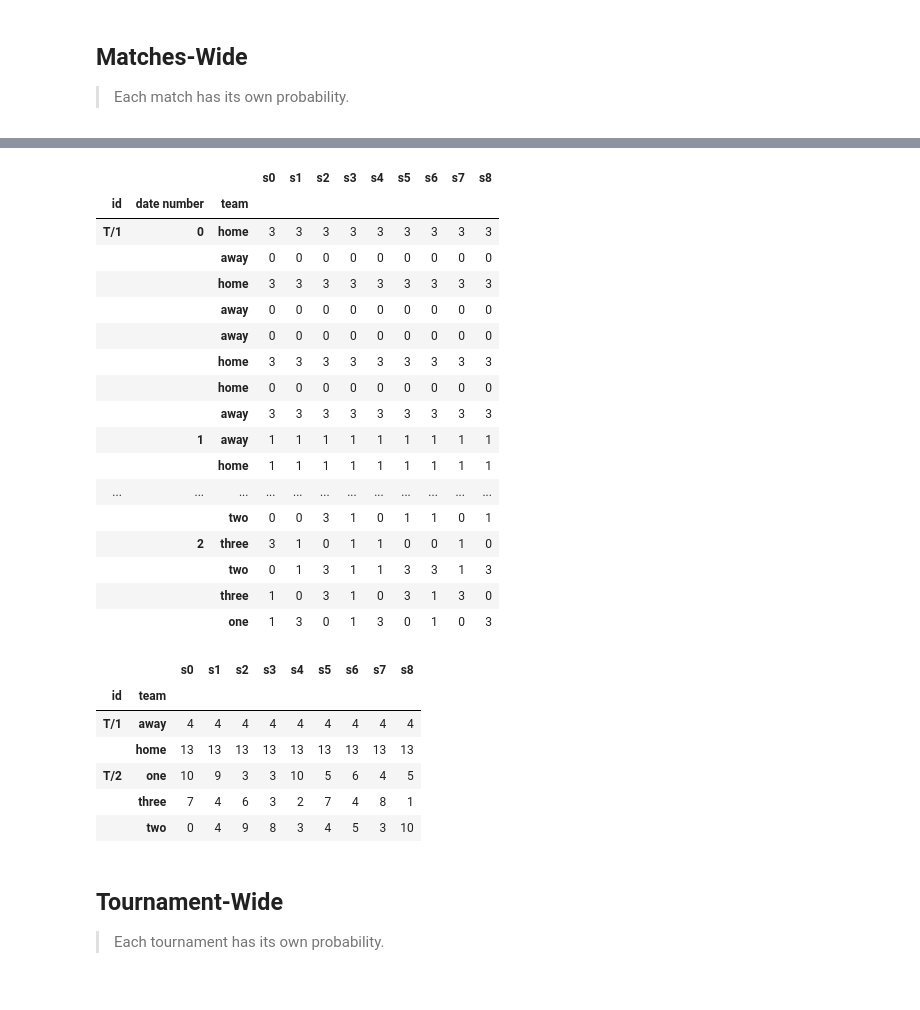
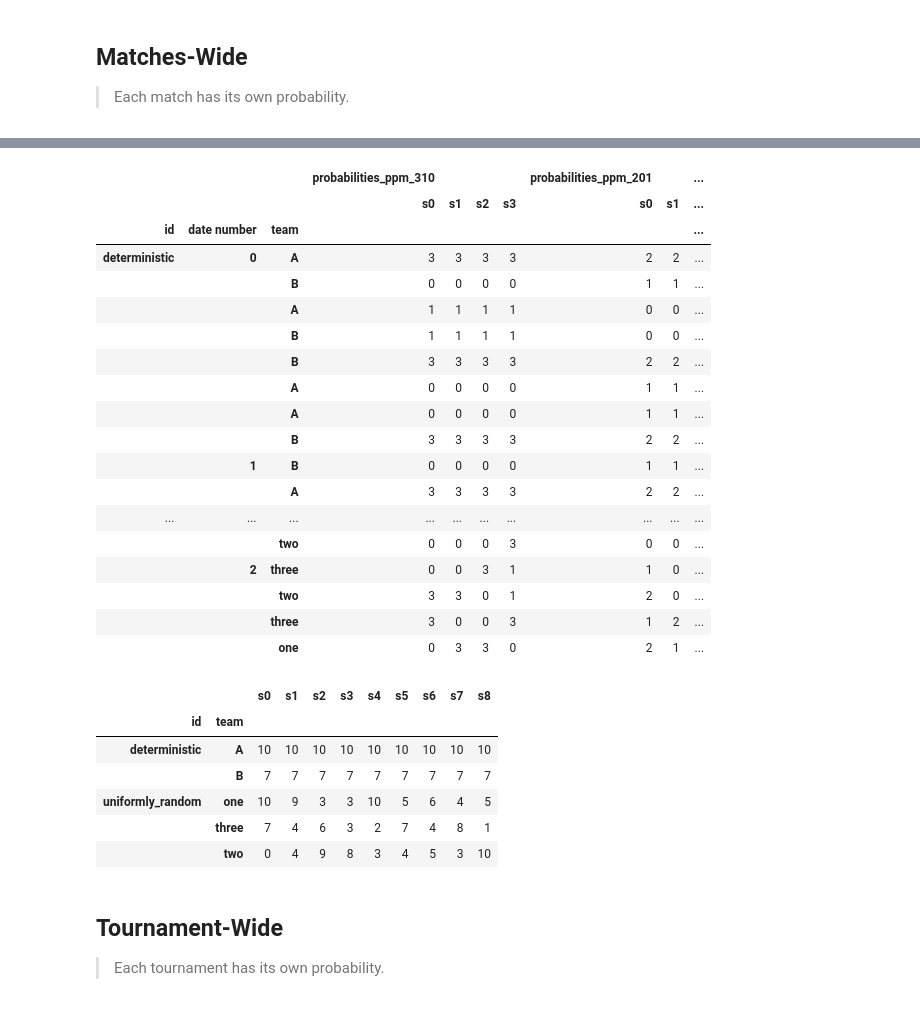
Before and after one commit to Skill-and-Luck-Coefficients/tournament_simulations, a Jupyter notebook: src/example_notebooks/simulations.ipynb, the cells around one changed output, grey strips where cells are left out. Cells and saved outputs as stored; diff of their text form; code cells hidden in the pictures.

```diff
--- a/src/example_notebooks/simulations.ipynb
+++ b/src/example_notebooks/simulations.ipynb
@@ -19,10 +19,9 @@ import tournament_simulations.simulations as simul
 
 > Each match has its own probability.
 # %%
-from example_notebooks.matches_df_example import matches_df_mw
+from example_notebooks.matches_df_example import matches_df_mw, matches_to_probabilities
 matches_mw = ds.Matches(matches_df_mw)
-ppm_mw = ds.PointsPerMatch.from_home_away_winner(matches_mw.home_away_winner)
+ppm_mw = ds.PointsPerMatch.from_home_away_winner(matches_mw.home_away_winner())
 
-# 'probabilities' aren't a part of Matches, but we added here to keep everything together
 matches_mw.df
 # %% [output]
@@ -68,9 +81,14 @@ simul_matches_mw.matches.df
 # %%
 np.random.seed(1)
 
-simul_matches_mw.match_wide(
-    num_iteration_simulation=(3,3),
-    match_to_probabilities=matches_mw.df["probabilities"],
-    func_after_simulation=lambda x: x
-)
+simulations ={
+    key: simul_matches_mw.match_wide(
+        num_iteration_simulation=(2,2),
+        match_to_probabilities=matches_to_probabilities[key],
+        func_after_simulation=lambda x: x
+    )
+    for key in ["probabilities_winner", "probabilities_result"]
+}
+
+pd.concat(simulations, axis="columns")
 # %% [output]
@@ -141,30 +157,36 @@ simul_ppm_mw.ppm.df
 # %%
 np.random.seed(1)
 
-simul_ppm_mw.match_wide(
-    num_iteration_simulation=(3, 3),
-    match_to_probabilities=matches_mw.df["probabilities"],
-    func_after_simulation=lambda x: x,
-)
+simulations ={
+    key: simul_ppm_mw.match_wide(
+        num_iteration_simulation=(2,2),
+        match_to_probabilities=matches_to_probabilities[key],
+        func_after_simulation=lambda x: x
+    )
+    for key in ["probabilities_ppm_310", "probabilities_ppm_201"]
+}
+
+pd.concat(simulations, axis="columns")
 # %% [output]
-|  |  |  | s0 | s1 | s2 | s3 | s4 | s5 | s6 | s7 | s8 |
-| id | date number | team |  |  |  |  |  |  |  |  |  |
-| T/1 | 0 | home | 3 | 3 | 3 | 3 | 3 | 3 | 3 | 3 | 3 |
-|  |  | away | 0 | 0 | 0 | 0 | 0 | 0 | 0 | 0 | 0 |
-|  |  | home | 3 | 3 | 3 | 3 | 3 | 3 | 3 | 3 | 3 |
-|  |  | away | 0 | 0 | 0 | 0 | 0 | 0 | 0 | 0 | 0 |
-|  |  | away | 0 | 0 | 0 | 0 | 0 | 0 | 0 | 0 | 0 |
-|  |  | home | 3 | 3 | 3 | 3 | 3 | 3 | 3 | 3 | 3 |
-|  |  | home | 0 | 0 | 0 | 0 | 0 | 0 | 0 | 0 | 0 |
-|  |  | away | 3 | 3 | 3 | 3 | 3 | 3 | 3 | 3 | 3 |
-|  | 1 | away | 1 | 1 | 1 | 1 | 1 | 1 | 1 | 1 | 1 |
-|  |  | home | 1 | 1 | 1 | 1 | 1 | 1 | 1 | 1 | 1 |
-| ... | ... | ... | ... | ... | ... | ... | ... | ... | ... | ... | ... |
-|  |  | two | 0 | 0 | 3 | 1 | 0 | 1 | 1 | 0 | 1 |
-|  | 2 | three | 3 | 1 | 0 | 1 | 1 | 0 | 0 | 1 | 0 |
-|  |  | two | 0 | 1 | 3 | 1 | 1 | 3 | 3 | 1 | 3 |
-|  |  | three | 1 | 0 | 3 | 1 | 0 | 3 | 1 | 3 | 0 |
-|  |  | one | 1 | 3 | 0 | 1 | 3 | 0 | 1 | 0 | 3 |
+|  |  |  | probabilities_ppm_310 |  |  |  | probabilities_ppm_201 |  | ... |
+|  |  |  | s0 | s1 | s2 | s3 | s0 | s1 | ... |
+| id | date number | team |  |  |  |  |  |  | ... |
+| deterministic | 0 | A | 3 | 3 | 3 | 3 | 2 | 2 | ... |
+|  |  | B | 0 | 0 | 0 | 0 | 1 | 1 | ... |
+|  |  | A | 1 | 1 | 1 | 1 | 0 | 0 | ... |
+|  |  | B | 1 | 1 | 1 | 1 | 0 | 0 | ... |
+|  |  | B | 3 | 3 | 3 | 3 | 2 | 2 | ... |
+|  |  | A | 0 | 0 | 0 | 0 | 1 | 1 | ... |
+|  |  | A | 0 | 0 | 0 | 0 | 1 | 1 | ... |
+|  |  | B | 3 | 3 | 3 | 3 | 2 | 2 | ... |
+|  | 1 | B | 0 | 0 | 0 | 0 | 1 | 1 | ... |
+|  |  | A | 3 | 3 | 3 | 3 | 2 | 2 | ... |
+| ... | ... | ... | ... | ... | ... | ... | ... | ... | ... |
+|  |  | two | 0 | 0 | 0 | 3 | 0 | 0 | ... |
+|  | 2 | three | 0 | 0 | 3 | 1 | 1 | 0 | ... |
+|  |  | two | 3 | 3 | 0 | 1 | 2 | 0 | ... |
+|  |  | three | 3 | 0 | 0 | 3 | 1 | 2 | ... |
+|  |  | one | 0 | 3 | 3 | 0 | 2 | 1 | ... |
 # %%
 np.random.seed(1)
 
@@ -174,15 +196,15 @@ def rankings(df: pd.DataFrame) -> pd.DataFrame:
 
 simul_ppm_mw.match_wide(
     num_iteration_simulation=(3, 3),
-    match_to_probabilities=matches_mw.df["probabilities"],
+    match_to_probabilities=matches_to_probabilities["probabilities_ppm_310"],
     func_after_simulation=rankings,
 )
 # %% [output]
 |  |  | s0 | s1 | s2 | s3 | s4 | s5 | s6 | s7 | s8 |
 | id | team |  |  |  |  |  |  |  |  |  |
-| T/1 | away | 4 | 4 | 4 | 4 | 4 | 4 | 4 | 4 | 4 |
-|  | home | 13 | 13 | 13 | 13 | 13 | 13 | 13 | 13 | 13 |
-| T/2 | one | 10 | 9 | 3 | 3 | 10 | 5 | 6 | 4 | 5 |
+| deterministic | A | 10 | 10 | 10 | 10 | 10 | 10 | 10 | 10 | 10 |
+|  | B | 7 | 7 | 7 | 7 | 7 | 7 | 7 | 7 | 7 |
+| uniformly_random | one | 10 | 9 | 3 | 3 | 10 | 5 | 6 | 4 | 5 |
 |  | three | 7 | 4 | 6 | 3 | 2 | 7 | 4 | 8 | 1 |
 |  | two | 0 | 4 | 9 | 8 | 3 | 4 | 5 | 3 | 10 |
 # %% [markdown]
```
Also changed, not shown: parts of 17 cells of this notebook, 24 other files.
